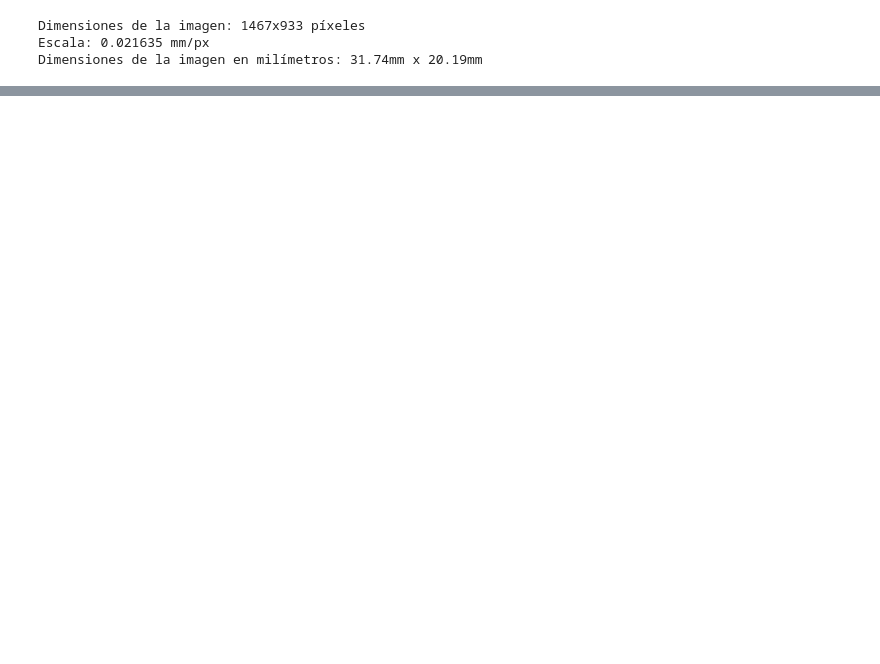
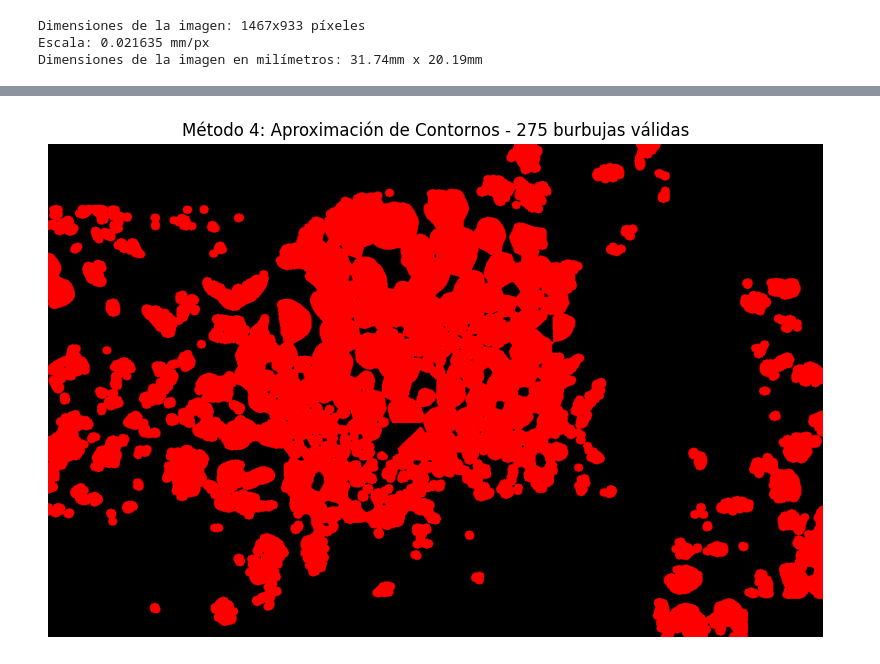
Before and after one commit to CarlosGarcia-YK/Polimery_Artificial_Vision, a Jupyter notebook: Method2.ipynb, the cells around one changed output, grey strips where cells are left out. Saved outputs shown, nothing was run; the diff lists cells and outputs as text; code cells hidden in the pictures; blank space fills up the shorter version.

```diff
--- a/Method2.ipynb
+++ b/Method2.ipynb
@@ -96,3 +160,30 @@ plt.show()
+# %%
+# Método 4: Aproximación de Contornos
+valid_count_contours = 0
+colored_result_contours = np.zeros((labels.shape[0], labels.shape[1], 3), dtype=np.uint8)
+
+for lbl in range(1, num_labels + 1):
+    mask = (labels == lbl).astype(np.uint8)
+    contours, _ = cv2.findContours(mask, cv2.RETR_EXTERNAL, cv2.CHAIN_APPROX_SIMPLE)
+
+    if len(contours) > 0:
+        perimeter_px = cv2.arcLength(contours[0], True)
+        epsilon = 0.02 * perimeter_px
+        approx = cv2.approxPolyDP(contours[0], epsilon, True)
+
+        # Filtrar formas cuadradas/rectangulares
+        if len(approx) != 4:  # Si no es un cuadrado/rectángulo
+            valid_count_contours += 1
+            color = (0, 0, 255)  # Azul para las burbujas válidas
+            colored_result_contours[labels == lbl] = color
+
+plt.figure(figsize=(10, 10))
+plt.imshow(cv2.cvtColor(colored_result_contours, cv2.COLOR_BGR2RGB))
+plt.title(f"Método 4: Aproximación de Contornos - {valid_count_contours} burbujas válidas")
+plt.axis('off')
+plt.show()
+# %% [output]
+[figure, added]
 # %%
 # Calcular total de píxeles en la imagen
 total_pixels = binary_opened.size  # Total de píxeles en la imagen
```
Also changed, not shown: parts of 5 cells of this notebook.
